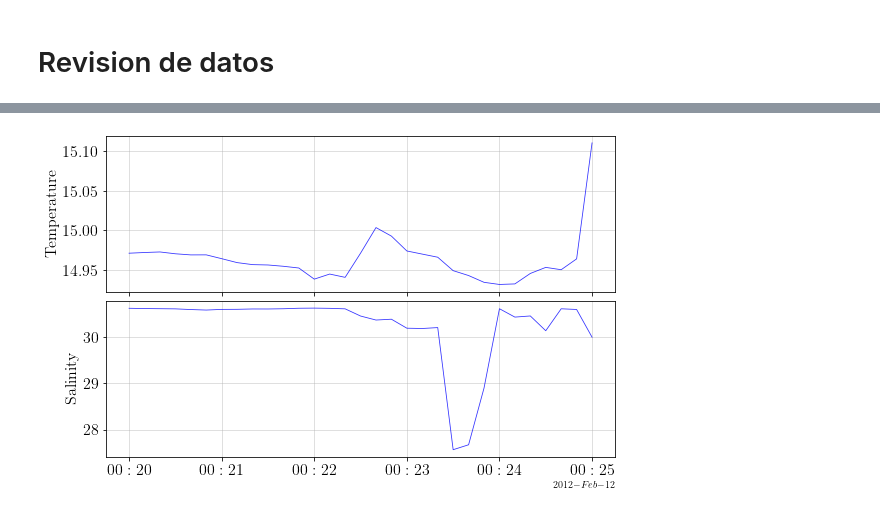
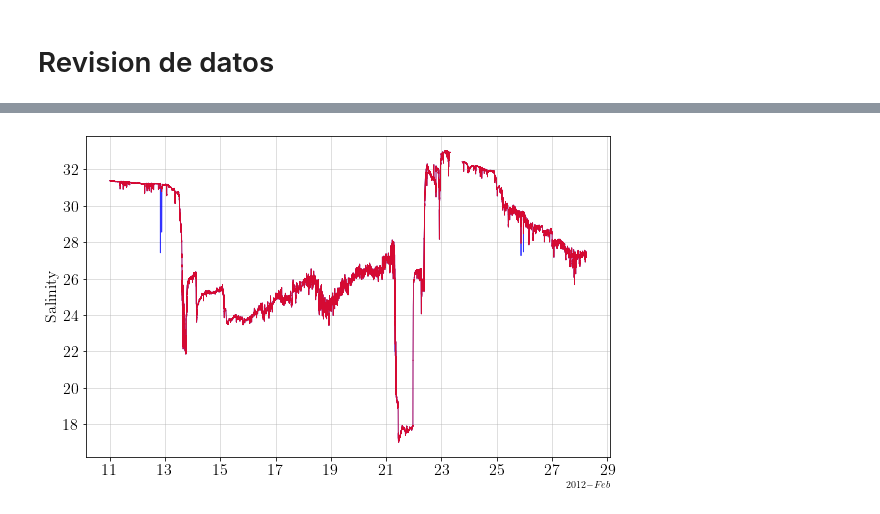
Before and after one commit to Dhannai/Thesis, a Jupyter notebook: febmar/del_sal_tem.ipynb, the cells around one changed output, grey strips where cells are left out. Cells and saved outputs as stored; diff of their text form; code cells hidden in the pictures.

```diff
--- a/febmar/del_sal_tem.ipynb
+++ b/febmar/del_sal_tem.ipynb
@@ -96,15 +96,15 @@ df_v.index = EN_burst.time.values
 vert_burst.index = pd.to_datetime(vert_burst['Unnamed: 0'], format='%Y-%m-%d %H:%M:%S')
 vert_burst = vert_burst.drop(['Unnamed: 0'], axis=1)
 # %%
-# DC = sio.loadmat("C://Users//Dhannai//OneDrive//Documents//Magister//Estuario Pescadero//janmar2012//wdates_local//DC_ctds_localdates.mat")
-# NM = sio.loadmat("C://Users//Dhannai//OneDrive//Documents//Magister//Estuario Pescadero//janmar2012//wdates_local//NM_ctds_localdates.mat")
-# ML = sio.loadmat("C://Users//Dhannai//OneDrive//Documents//Magister//Estuario Pescadero//janmar2012//wdates_local//AC_ctds_localdates.mat")
-# PC = sio.loadmat("C://Users//Dhannai//OneDrive//Documents//Magister//Estuario Pescadero//janmar2012//wdates_local//PC_ctds_localdates.mat")
+DC = sio.loadmat("C://Users//Dhannai//OneDrive//Documents//Magister//Estuario Pescadero//janmar2012//wdates_local//DC_ctds_localdates.mat")
+NM = sio.loadmat("C://Users//Dhannai//OneDrive//Documents//Magister//Estuario Pescadero//janmar2012//wdates_local//NM_ctds_localdates.mat")
+ML = sio.loadmat("C://Users//Dhannai//OneDrive//Documents//Magister//Estuario Pescadero//janmar2012//wdates_local//AC_ctds_localdates.mat")
+PC = sio.loadmat("C://Users//Dhannai//OneDrive//Documents//Magister//Estuario Pescadero//janmar2012//wdates_local//PC_ctds_localdates.mat")
 
-DC = sio.loadmat("C://Users//dhann//OneDrive//Documents//Magister//Estuario Pescadero//janmar2012//wdates_local//DC_ctds_localdates.mat")
-NM = sio.loadmat("C://Users//dhann//OneDrive//Documents//Magister//Estuario Pescadero//janmar2012//wdates_local//NM_ctds_localdates.mat")
-ML = sio.loadmat("C://Users//dhann//OneDrive//Documents//Magister//Estuario Pescadero//janmar2012//wdates_local//AC_ctds_localdates.mat")
-PC = sio.loadmat("C://Users//dhann//OneDrive//Documents//Magister//Estuario Pescadero//janmar2012//wdates_local//PC_ctds_localdates.mat")
+# DC = sio.loadmat("C://Users//dhann//OneDrive//Documents//Magister//Estuario Pescadero//janmar2012//wdates_local//DC_ctds_localdates.mat")
+# NM = sio.loadmat("C://Users//dhann//OneDrive//Documents//Magister//Estuario Pescadero//janmar2012//wdates_local//NM_ctds_localdates.mat")
+# ML = sio.loadmat("C://Users//dhann//OneDrive//Documents//Magister//Estuario Pescadero//janmar2012//wdates_local//AC_ctds_localdates.mat")
+# PC = sio.loadmat("C://Users//dhann//OneDrive//Documents//Magister//Estuario Pescadero//janmar2012//wdates_local//PC_ctds_localdates.mat")
 # %%
 DC_1 = to_data(DC['tdate_dc1'], DC['da_dc1'], DC['s_dc1'], DC['temp_dc1'])
 DC_2 = to_data(DC['tdate_dc2'], DC['da_dc2'], DC['s_dc2'], DC['temp_dc2'])
@@ -300,0 +293,3 @@ Name: Salinity, dtype: float64
+# %%
+dc1 = DC_1.loc[datetime(2012,2,11):datetime(2012,3,8)]
+dc2 = DC_2.loc[datetime(2012,2,11):datetime(2012,3,8)]
@@ -310,34 +502,35 @@ dc2 = DC_2.loc[datetime(2012,2,12,0,20,0):datetime(2012,2,12,0,25,0)]
 # %%
-fig, (ax1, ax2) = plt.subplots(nrows=2, figsize=(8, 5), constrained_layout=True, sharex=True)
+fig, ( ax2) = plt.subplots(nrows=1, figsize=(8, 5), constrained_layout=True, sharex=True)
 
 #Formato fecha
 locator = mdates.AutoDateLocator()
 formatter = mdates.ConciseDateFormatter(locator)
 
-ax1.set_ylabel(r"Temperature ",
-          fontsize=16)
+# ax1.set_ylabel(r"Temperature ",
+#           fontsize=16)
 
-ax1.plot(dc2.index, dc2["Temperature"].values, c='b', alpha=0.8, linewidth=0.8, label='top-bottom')
+# ax1.plot(dc1.index, dc1["Temperature"].values, c='b', alpha=0.8, linewidth=0.8, label='top-bottom')
 
-ax1.xaxis.set_tick_params(labelsize=16)
-ax1.yaxis.set_tick_params(labelsize=16)
-ax1.grid(alpha=0.5)
+# ax1.xaxis.set_tick_params(labelsize=16)
+# ax1.yaxis.set_tick_params(labelsize=16)
+# ax1.grid(alpha=0.5)
 
 ax2.set_ylabel(r"Salinity ",
           fontsize=16)
 
-ax2.plot(dc2.index, dc2["Salinity"].values, c='b', alpha=0.8, linewidth=0.8, label='top-bottom')
+ax2.plot(dc1.index, dc1["Salinity"].values, c='b', alpha=0.8, linewidth=0.8, label='top-bottom')
+ax2.plot(test.index, test.values, c='r', alpha=0.8, linewidth=0.8, label='top-bottom')
 
 ax2.xaxis.set_tick_params(labelsize=16)
 ax2.yaxis.set_tick_params(labelsize=16)
 ax2.grid(alpha=0.5)
 
 # ax2.set_xlim(datetime(2012,1,17,14,0,0), datetime(2012,1,21,12,0,0))
 
 
 
 # Ajustar formato fecha
-ax1.xaxis.set_major_locator(locator)
-ax1.xaxis.set_major_formatter(formatter)
+ax2.xaxis.set_major_locator(locator)
+ax2.xaxis.set_major_formatter(formatter)
 # %% [output]
-[figure, old version]
+[figure, new version]
```
Also changed, not shown: parts of 26 cells of this notebook.
